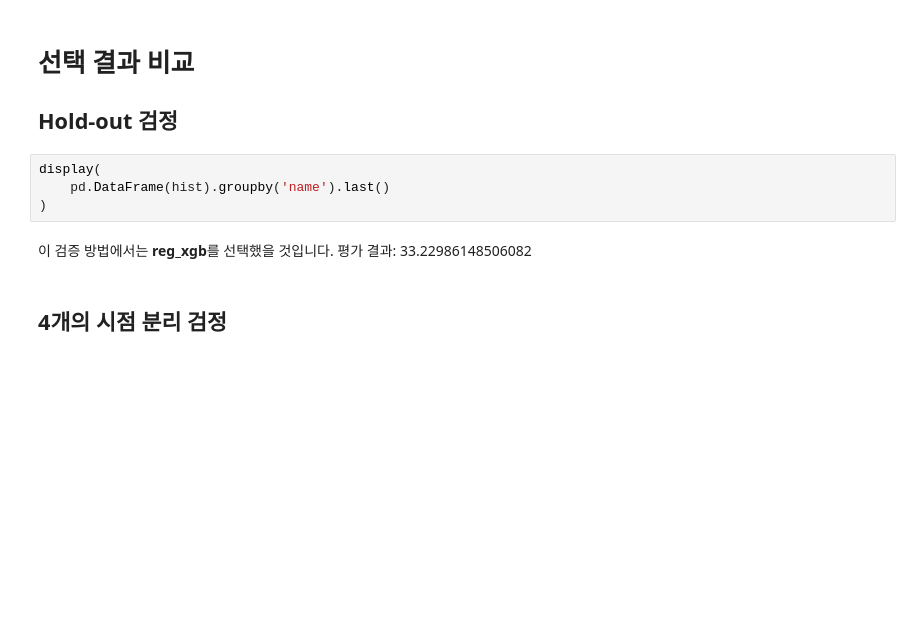
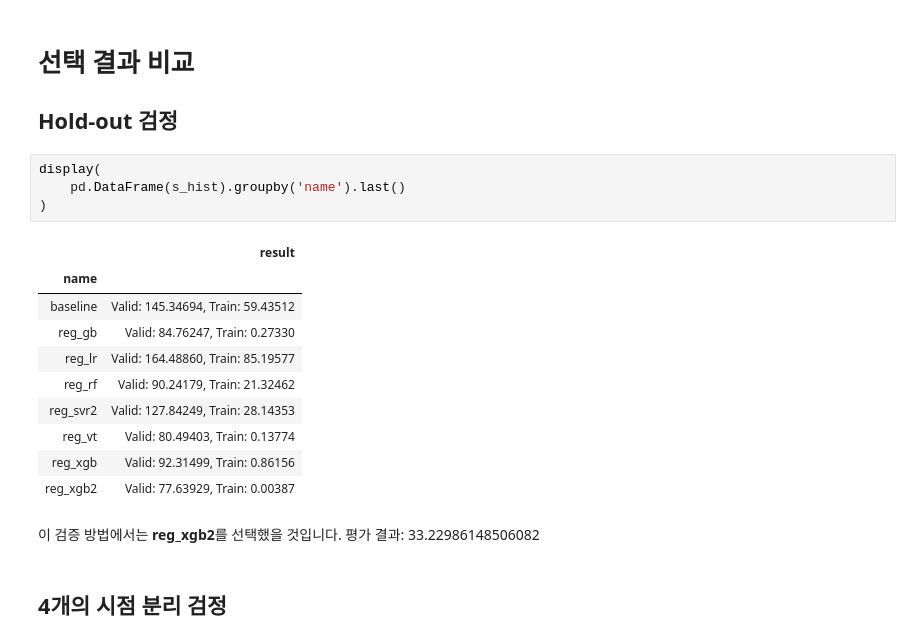
Before and after one commit to sunkusun9/DS_lv3_2511_2, a Jupyter notebook: sec_ds_lv3_prob3_kaggle.ipynb, the cells around one changed output. Saved outputs shown, nothing was run; the diff lists cells and outputs as text; blank space fills up the shorter version.

```diff
--- a/sec_ds_lv3_prob3_kaggle.ipynb
+++ b/sec_ds_lv3_prob3_kaggle.ipynb
@@ -910,10 +907,21 @@ eval_model_ts('reg_vt', reg_vt)
 ## Hold-out 검정
 # %%
 display(
-    pd.DataFrame(hist).groupby('name').last()
+    pd.DataFrame(s_hist).groupby('name').last()
 )
+# %% [output]
+|  | result |
+| name |  |
+| baseline | Valid: 145.34694, Train: 59.43512 |
+| reg_gb | Valid: 84.76247, Train: 0.27330 |
+| reg_lr | Valid: 164.48860, Train: 85.19577 |
+| reg_rf | Valid: 90.24179, Train: 21.32462 |
+| reg_svr2 | Valid: 127.84249, Train: 28.14353 |
+| reg_vt | Valid: 80.49403, Train: 0.13774 |
+| reg_xgb | Valid: 92.31499, Train: 0.86156 |
+| reg_xgb2 | Valid: 77.63929, Train: 0.00387 |
 # %% [markdown]
-이 검증 방법에서는 **reg_xgb**를 선택했을 것입니다. 평가 결과: 33.22986148506082
+이 검증 방법에서는 **reg_xgb2**를 선택했을 것입니다. 평가 결과: 33.22986148506082
 # %% [markdown]
 ## 4개의 시점 분리 검정
 # %%
```
Also changed, not shown: parts of 6 cells of this notebook.
